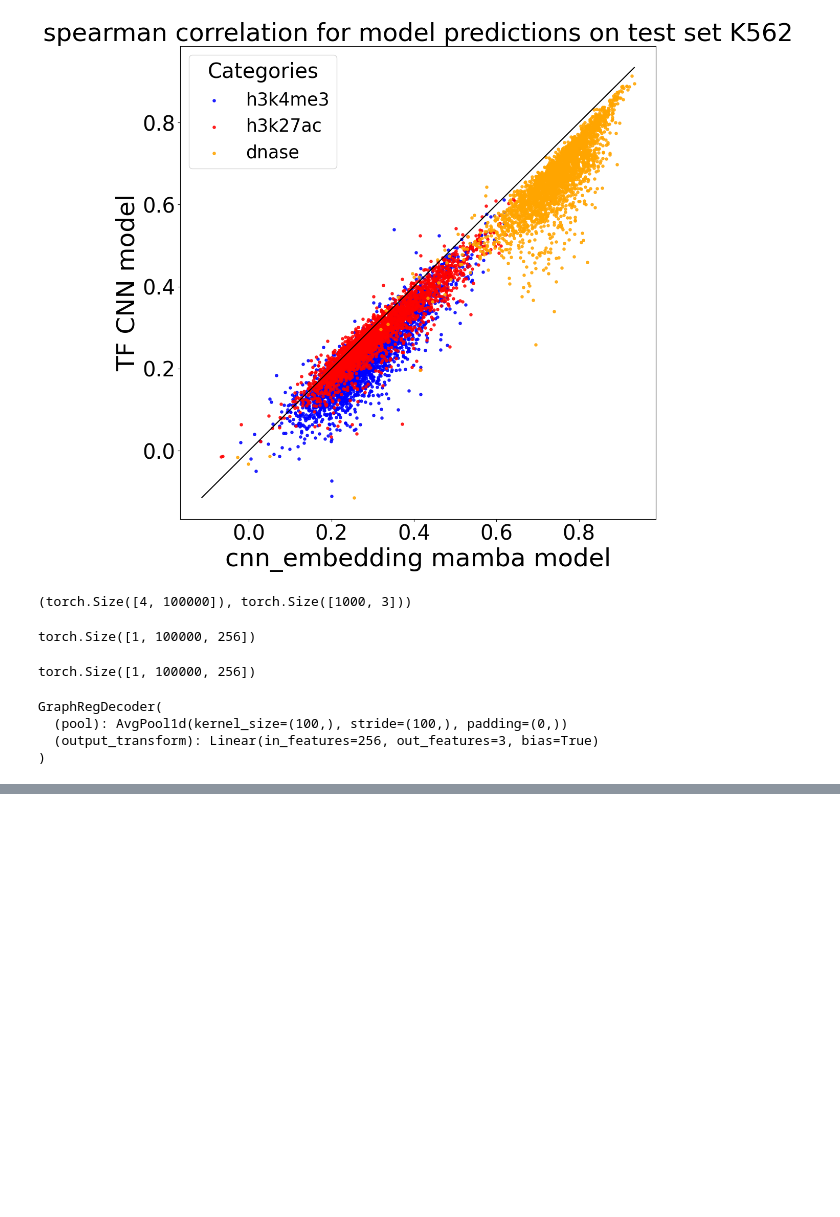
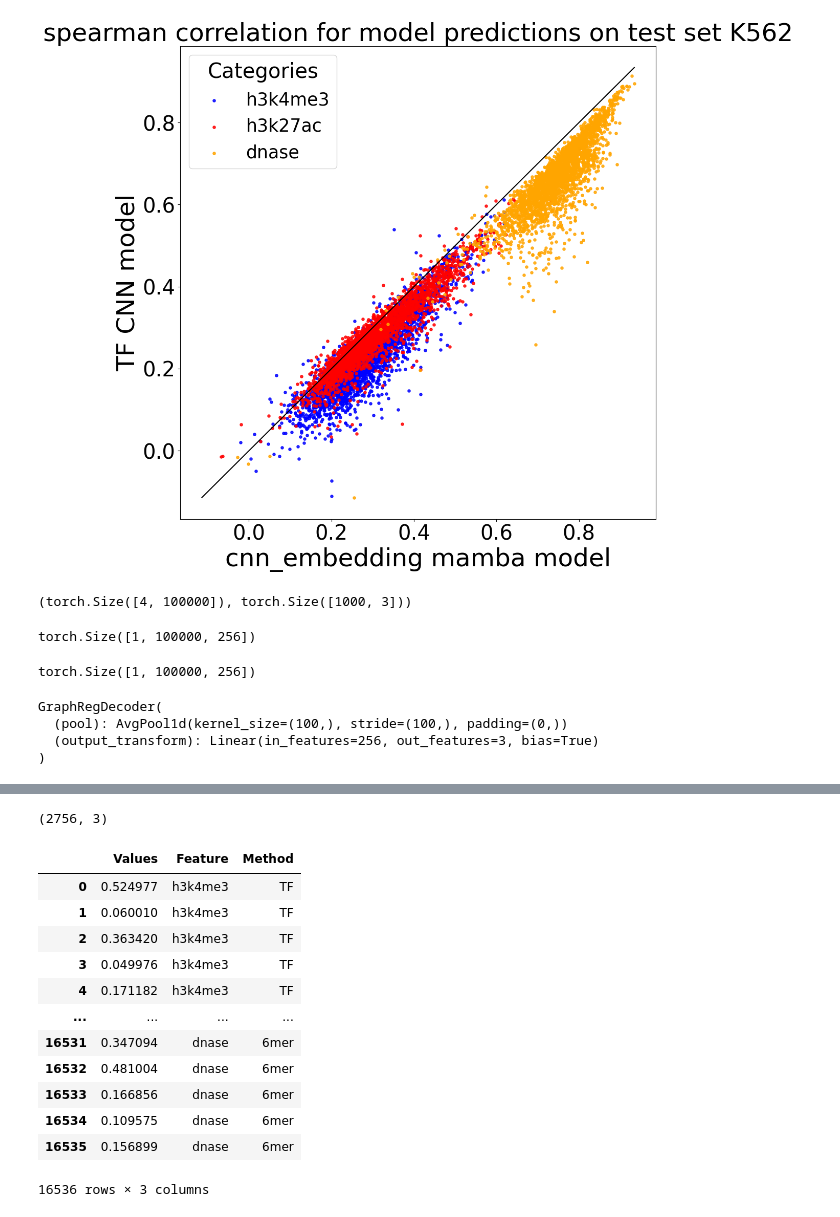
Before and after one commit to Sarthak-Ti/caduceus, a Jupyter notebook: code_test/evaluation_GR3.ipynb, the cells around one changed output, grey strips where cells are left out. Cells and saved outputs as stored; diff of their text form; code cells hidden in the pictures; blank space fills up the shorter version.

```diff
--- a/code_test/evaluation_GR3.ipynb
+++ b/code_test/evaluation_GR3.ipynb
@@ -216,0 +255,29 @@ GraphRegDecoder(
+# %%
+#ok now let's plot it
+import seaborn as sns
+import pandas as pd
+import matplotlib.pyplot as plt
+dataset = ['K562'] * true_vals.shape[0] #literally just so that we can use len(dataset)
+data = np.concatenate([corrs_tf, corrs_6mer], axis=0)
+labels = ['h3k4me3'] * len(dataset) + ['h3k27ac'] * len(dataset) + ['dnase'] * len(dataset)
+methods = ['TF'] * len(dataset) + ['6mer'] * len(dataset)
+labels = np.tile(labels, 2)  # Repeat labels for TF and PT
+methods = np.repeat(methods, 3)  # Match order to labels
+
+# Create a DataFrame for seaborn
+df = pd.DataFrame({
+    "Values": data.flatten(),
+    "Feature": labels,
+    "Method": methods
+})
+
+df.head()
+
+# Plot using seaborn
+# plt.figure(figsize=(10, 6))
+# sns.violinplot(x="Feature", y="Values", hue="Method", data=df, split=True)
+# plt.title("Violin Plot of TF and PT Spearman Correlations Test set")
+# plt.ylabel("Correlation Values")
+# plt.xlabel("Features")
+# plt.legend(title="Method")
+# plt.show()
@@ -216,0 +291,22 @@ GraphRegDecoder(
+# %%
+#so let's look at this df and make sure it's correct... because what is below shouldn't be correct?
+corrs_tf.shape
+# %% [output]
+(2756, 3)
+# %%
+#we definitely have some minor error...
+df
+# %% [output]
+|  | Values | Feature | Method |
+| 0 | 0.524977 | h3k4me3 | TF |
+| 1 | 0.060010 | h3k4me3 | TF |
+| 2 | 0.363420 | h3k4me3 | TF |
+| 3 | 0.049976 | h3k4me3 | TF |
+| 4 | 0.171182 | h3k4me3 | TF |
+| ... | ... | ... | ... |
+| 16531 | 0.347094 | dnase | 6mer |
+| 16532 | 0.481004 | dnase | 6mer |
+| 16533 | 0.166856 | dnase | 6mer |
+| 16534 | 0.109575 | dnase | 6mer |
+| 16535 | 0.156899 | dnase | 6mer |
+16536 rows × 3 columns
```
Also changed, not shown: parts of 10 cells of this notebook, 10 other files.
